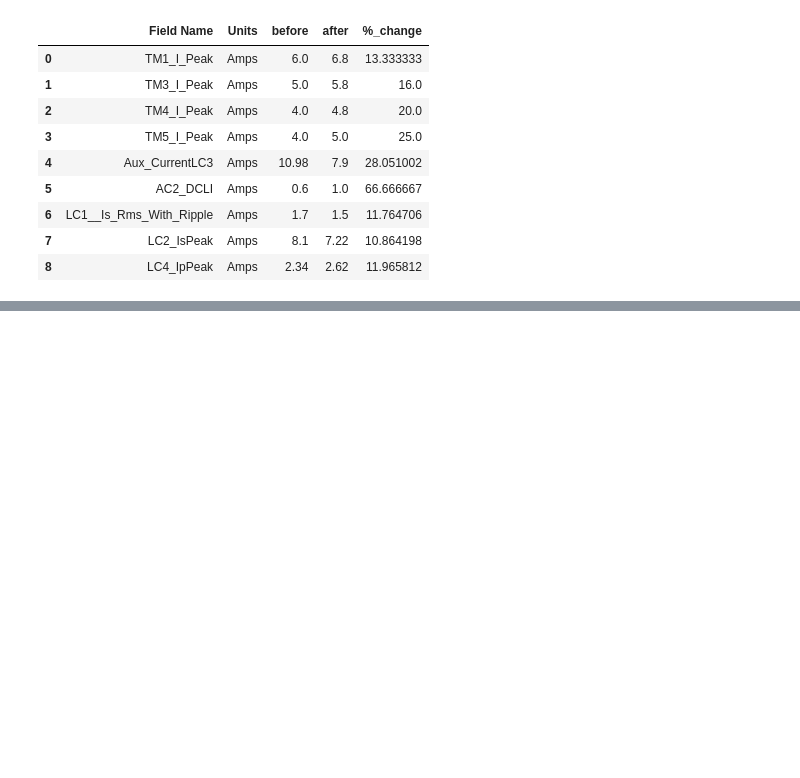
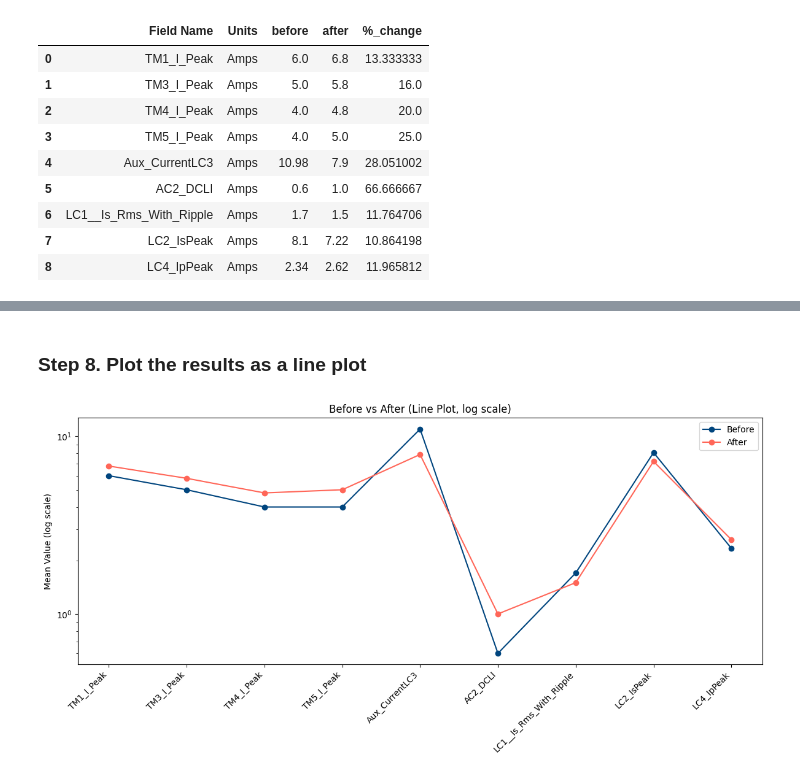
Before and after one commit to jasurlive/THESIS_WSU, a Jupyter notebook: main.ipynb, the cells around one changed output, grey strips where cells are left out. Drawn from its saved outputs; the diff is of its cells as text; code cells hidden in the pictures; blank space fills up the shorter version.

```diff
--- a/main.ipynb
+++ b/main.ipynb
@@ -142,0 +161,21 @@ df_means_filtered[df_means_filtered.columns[:2].tolist() + ["before", "after", "
+# %% [markdown]
+### Step 8. Plot the results as a line plot
+# %%
+import matplotlib.pyplot as plt
+
+labels = df_means_filtered[df_means_filtered.columns[0]]
+before = df_means_filtered["before"]
+after = df_means_filtered["after"]
+
+plt.figure(figsize=(12, 6))
+plt.plot(labels, before, marker='o', linestyle='-', label='Before', color="#00457e")
+plt.plot(labels, after, marker='o', linestyle='-', label='After', color="#ff6658")
+plt.yscale('log')
+plt.ylabel('Mean Value (log scale)')
+plt.title('Before vs After (Line Plot, log scale)')
+plt.xticks(rotation=45, ha='right')
+plt.legend()
+plt.tight_layout()
+plt.show()
+# %% [output]
+[figure, added]
```
Also changed, not shown: parts of 5 cells of this notebook.
